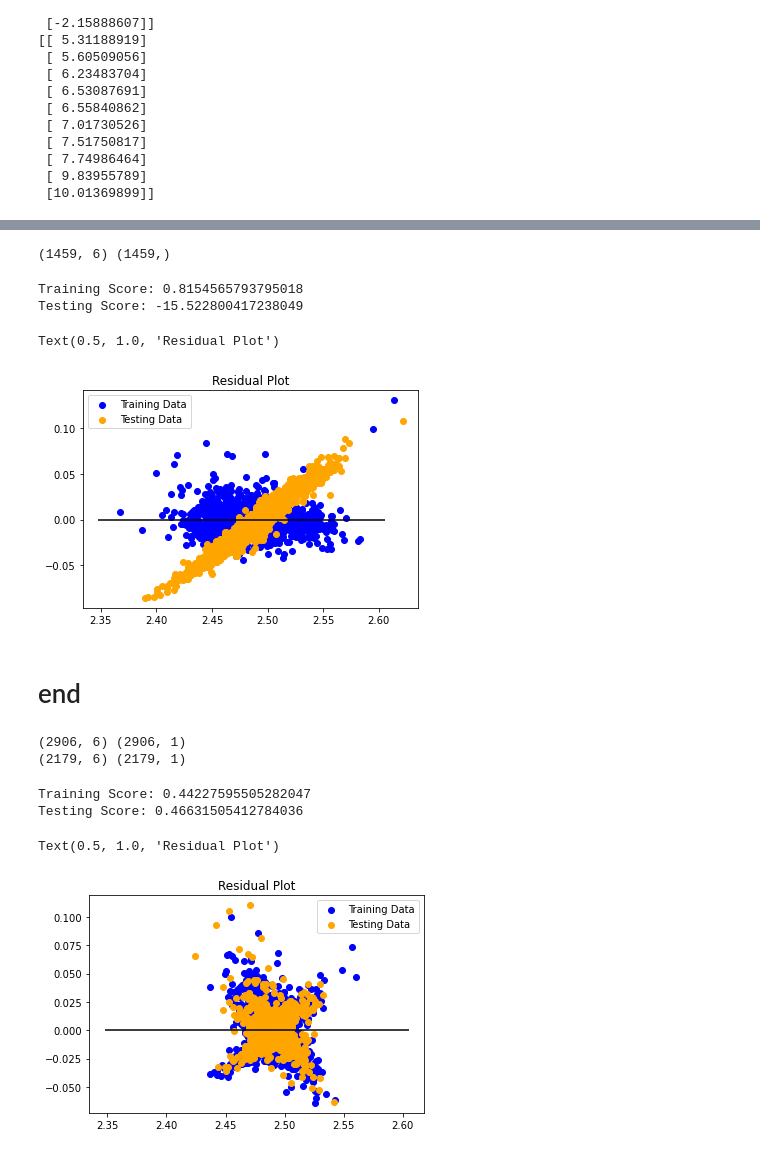
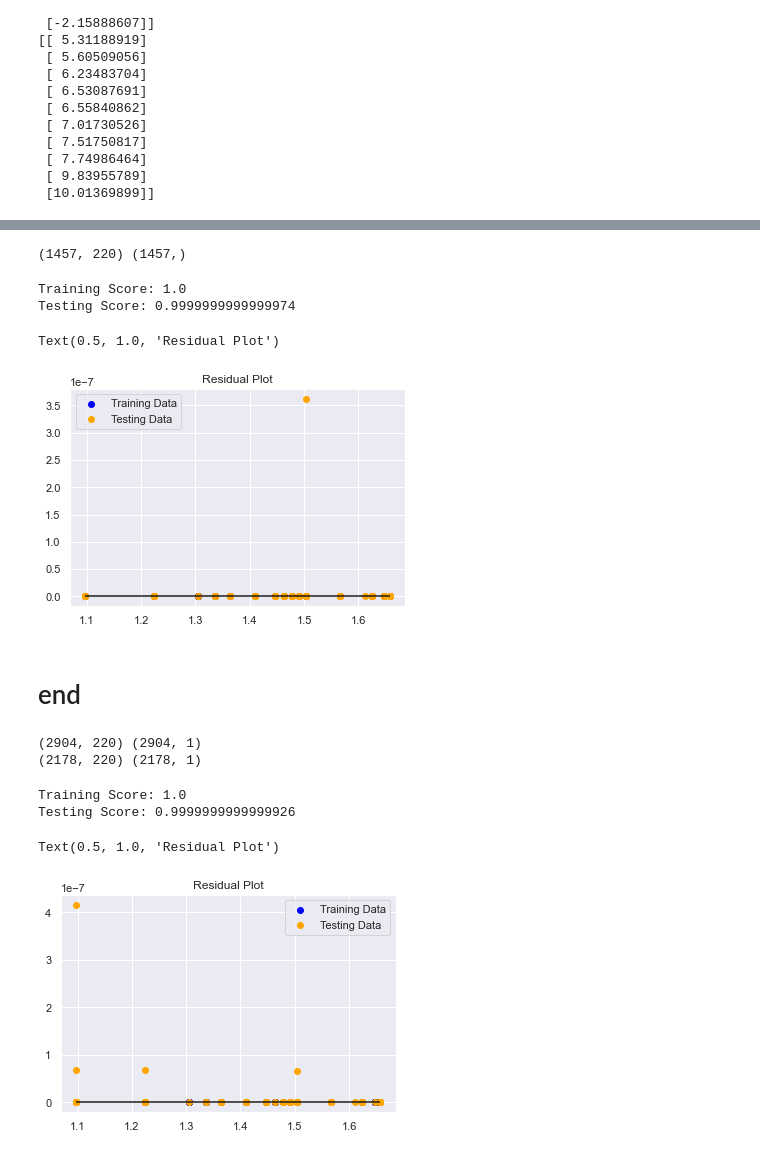
Before and after one commit to pshappycle/Home_Value_Predictor, a Jupyter notebook: Daniel/iteration2.ipynb, the cells around one changed output, grey strips where cells are left out. Cells and saved outputs as stored; diff of their text form; code cells hidden in the pictures.

```diff
--- a/Daniel/iteration2.ipynb
+++ b/Daniel/iteration2.ipynb
@@ -263,15 +279,15 @@ training_df
 # %%
-X_train = training_df[training_df.Id<1461]
-X_train = X_train[["OverallQual","GrLivArea","GarageCars","1stFlrSF","FullBath","YearBuilt"]]
-X_test = training_df[training_df.Id>1460]
-X_test = X_test[["OverallQual","GrLivArea","GarageCars","1stFlrSF","FullBath","YearBuilt"]]
-y_train = training_df[training_df.Id<1461]
-y_train = y_train["SalePrice"].values
-y_test = training_df[training_df.Id>1460]
-y_test = y_test["SalePrice"].values
+X_train = test[training_df.Id<1461]
+X_train = X_train.drop(columns='SalePrice')
+X_test = test[training_df.Id>1460]
+X_test = X_test.drop(columns='SalePrice')
+y_train = test[training_df.Id<1461]
+y_train = y_train["SalePrice"]
+y_test = test[training_df.Id>1460]
+y_test = y_test["SalePrice"]
 print(X_train.shape,y_train.shape)
 # %% [output]
-(1459, 6) (1459,)
+(1457, 220) (1457,)
 # %%
 from sklearn.linear_model import LinearRegression
 model = LinearRegression()
@@ -282,31 +298,31 @@ testing_score = model.score(X_test,y_test)
 print(f"Training Score: {training_score}")
 print(f"Testing Score: {testing_score}")
 # %% [output]
-Training Score: 0.8154565793795018
-Testing Score: -15.522800417238049
+Training Score: 1.0
+Testing Score: 0.9999999999999974
 # %%
 plt.scatter(model.predict(X_train), model.predict(X_train) - y_train, c="blue", label="Training Data")
 plt.scatter(model.predict(X_test), model.predict(X_test) - y_test, c="orange", label="Testing Data")
 plt.legend()
-plt.hlines(y=0, xmin=y.min(), xmax=y.max())
+plt.hlines(y=0, xmin=y_train.min(), xmax=y_train.max())
 plt.title("Residual Plot")
 # %% [output]
 Text(0.5, 1.0, 'Residual Plot')
-[figure, old version]
+[figure, new version]
 # %% [markdown]
 # end
 # %%
 from sklearn.model_selection import train_test_split
 
-X = training_df[["OverallQual","GrLivArea","GarageCars","1stFlrSF","FullBath","YearBuilt"]]
-y = training_df["SalePrice"].values.reshape(-1,1)
+X = test.drop(columns='SalePrice')
+y = test["SalePrice"].values.reshape(-1,1)
 print(X.shape,y.shape)
 
 X_train, X_test, y_train, y_test = train_test_split(X, y, random_state=42)
 print(X_train.shape,y_train.shape)
 # %% [output]
-(2906, 6) (2906, 1)
-(2179, 6) (2179, 1)
+(2904, 220) (2904, 1)
+(2178, 220) (2178, 1)
 # %%
 model.fit(X_train,y_train)
 training_score = model.score(X_train,y_train)
@@ -314,14 +330,14 @@ testing_score = model.score(X_test,y_test)
 print(f"Training Score: {training_score}")
 print(f"Testing Score: {testing_score}")
 # %% [output]
-Training Score: 0.44227595505282047
-Testing Score: 0.46631505412784036
+Training Score: 1.0
+Testing Score: 0.9999999999999926
 # %%
 plt.scatter(model.predict(X_train), model.predict(X_train) - y_train, c="blue", label="Training Data")
 plt.scatter(model.predict(X_test), model.predict(X_test) - y_test, c="orange", label="Testing Data")
 plt.legend()
-plt.hlines(y=0, xmin=y.min(), xmax=y.max())
+plt.hlines(y=0, xmin=y_train.min(), xmax=y.max())
 plt.title("Residual Plot")
 # %% [output]
 Text(0.5, 1.0, 'Residual Plot')
-[figure, old version]
+[figure, new version]
```
Also changed, not shown: parts of 31 cells of this notebook, 1 other file.
